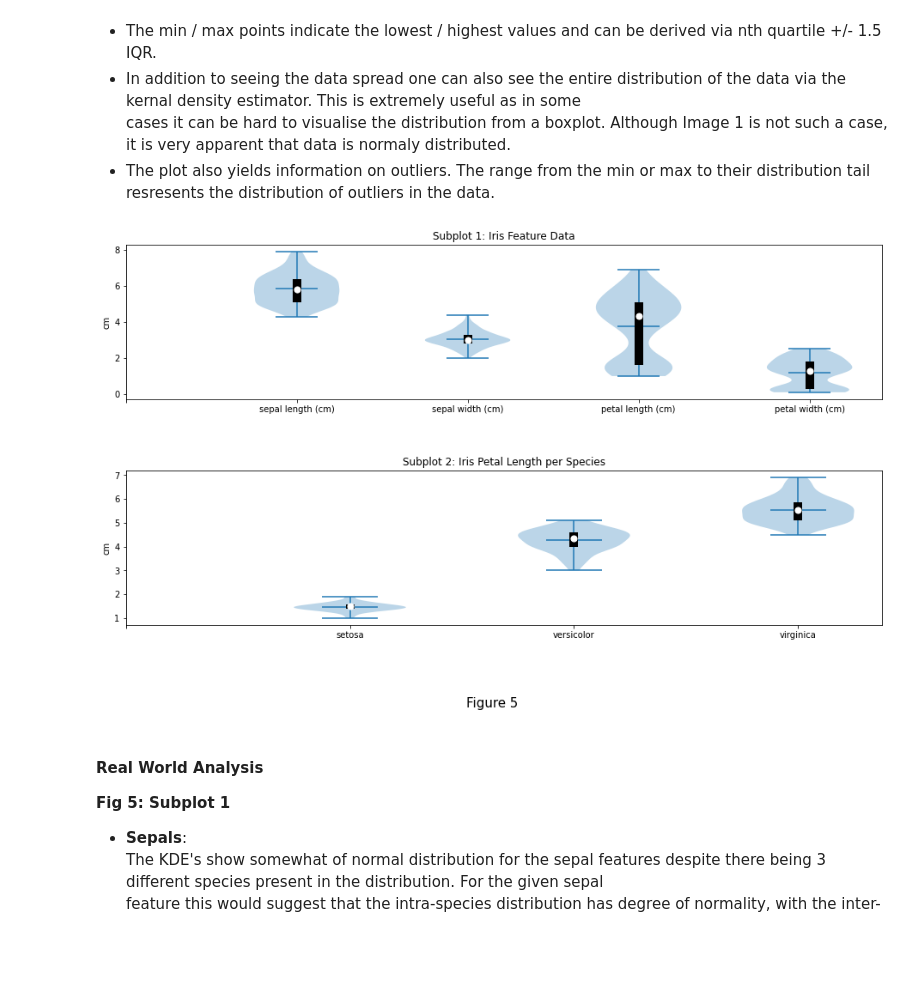
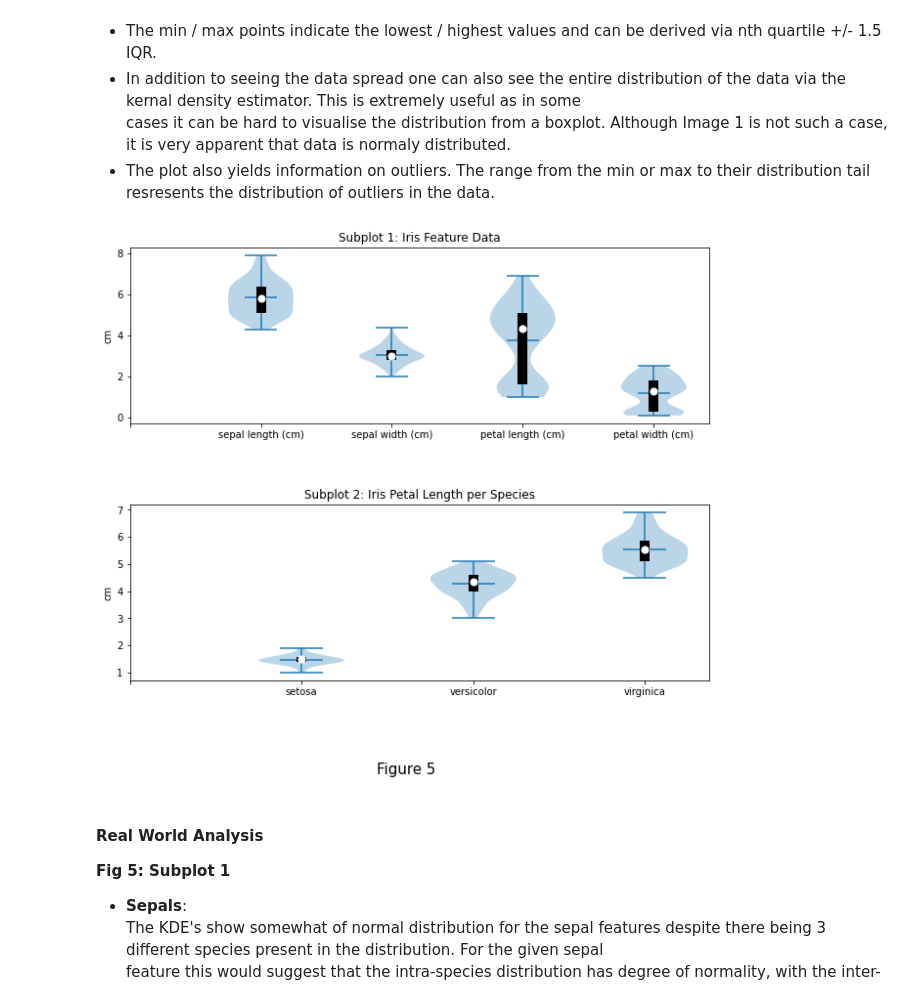
Before and after one commit to CiaranMoran27/Fundamentals-of-Data-Analysis, a Jupyter notebook: pyplot.ipynb, the cells around one changed output. Saved outputs shown, nothing was run; the diff lists cells and outputs as text; code cells hidden in the pictures; blank space fills up the shorter version.

```diff
--- a/pyplot.ipynb
+++ b/pyplot.ipynb
@@ -438,36 +474,34 @@ petal_length_virginica = iris.data[:, 2][np.where(iris.target == 2)].flatten()
 all_species = np.vstack((petal_length_setosa, petal_length_versicolor, petal_length_virginica))
 # %%
 # generate figure of custom size & label figure
-plt.figure(figsize = (14, 8))
+plt.figure(figsize = (10, 8))
 plt.figtext(0.5, -0.05, 'Figure 5',wrap = True, horizontalalignment = 'center', fontsize = 15)
 
 
 # bottom violin plot can accepts all feature data in 2d array from iris object
 # plot violin, pass first four array cols of 2d array
 plt.subplot(2, 1, 1)
 violin_plot = plt.violinplot(iris.data, showmeans = True, showextrema = True)
 plt.title('Subplot 1: Iris Feature Data')
 plt.ylabel('cm')
 
 # pass 2d feature data into custom formatting function with the x axis labels
 format_violin_plot(iris.data.T, iris_cols)
 
 
 # top violin plot can accept all species as 2d array (hence use of Transpose)
 plt.subplot(2, 1, 2)
 violin_plot = plt.violinplot(all_species.T, showmeans = True, showextrema = True)
 plt.title('Subplot 2: Iris Petal Length per Species')
 plt.ylabel('cm')
 
 # pass stacked species data into custom formatting function with the x axis labels
 format_violin_plot(all_species, iris_species)
 
-
-
 # optimise plot boudneries
 plt.tight_layout(pad = 5)
 # %% [output]
-[figure, old version]
+[figure, new version]
 # %% [markdown]
 #### Real World Analysis
 
```
Also changed, not shown: parts of 9 cells of this notebook.
